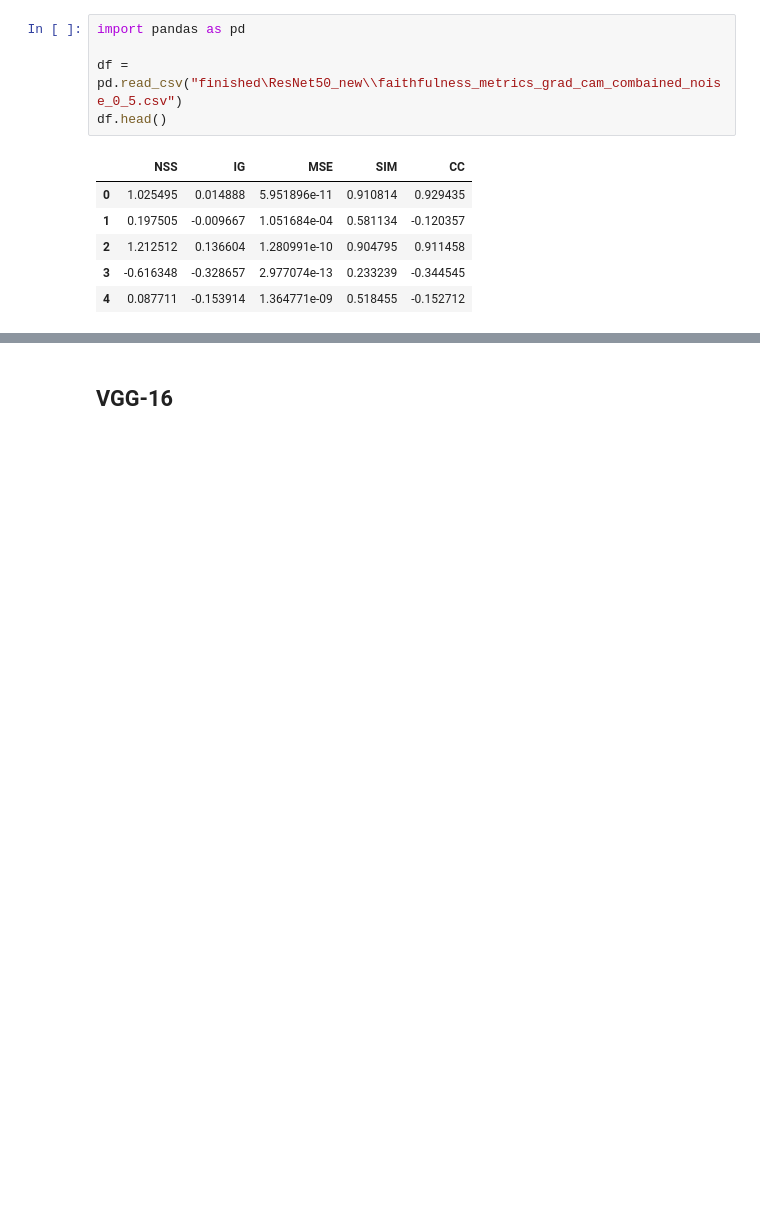
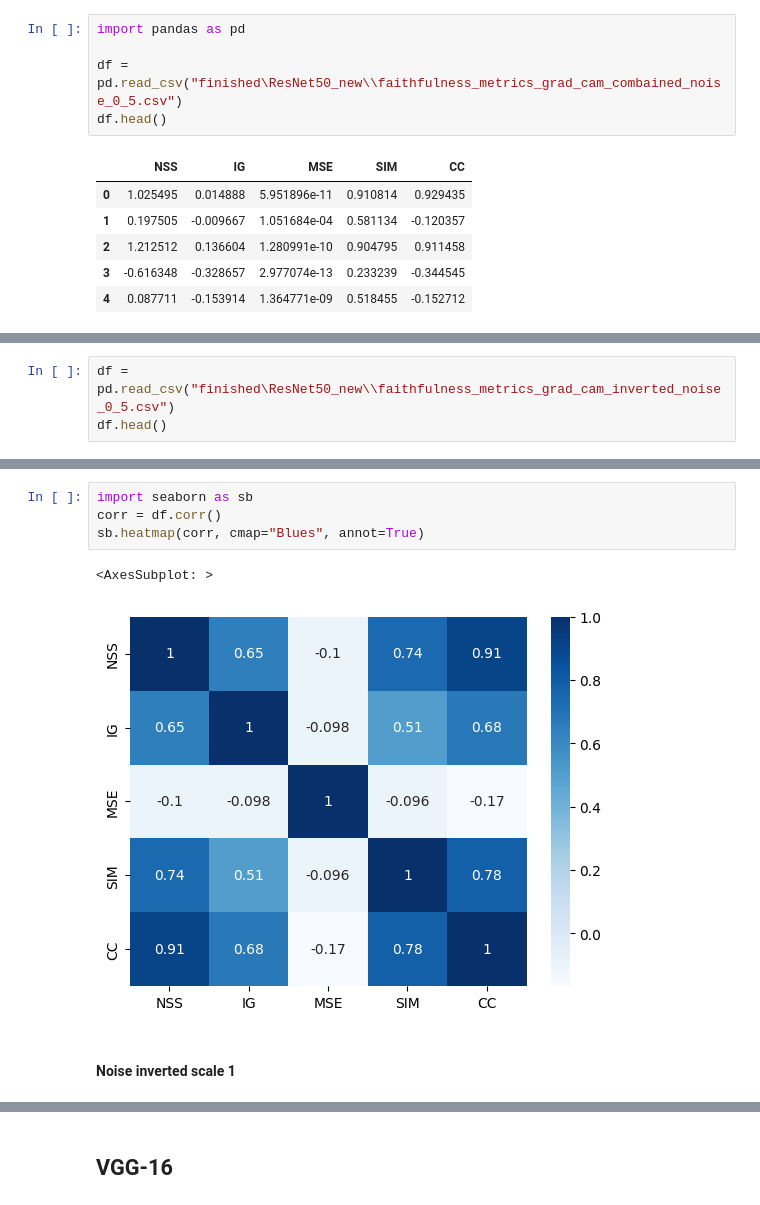
Before and after one commit to MichalMichniak/analysis-of-significance-areas, a Jupyter notebook: faithfulness_statistics.ipynb, the cells around one changed output, grey strips where cells are left out. Saved outputs shown, nothing was run; the diff lists cells and outputs as text; blank space fills up the shorter version.

```diff
--- a/faithfulness_statistics.ipynb
+++ b/faithfulness_statistics.ipynb
@@ -46,0 +86,3 @@ dtype: float64
+# %%
+df = pd.read_csv("finished\ResNet50_new\\faithfulness_metrics_grad_cam_inverted_noise_0_5.csv")
+df.head()
@@ -46,0 +105,9 @@ dtype: float64
+# %%
+import seaborn as sb
+corr = df.corr()
+sb.heatmap(corr, cmap="Blues", annot=True)
+# %% [output]
+<AxesSubplot: >
+[figure, added]
+# %% [markdown]
+#### Noise inverted scale 1
```
Also changed, not shown: parts of 20 cells of this notebook, 6 other files.
